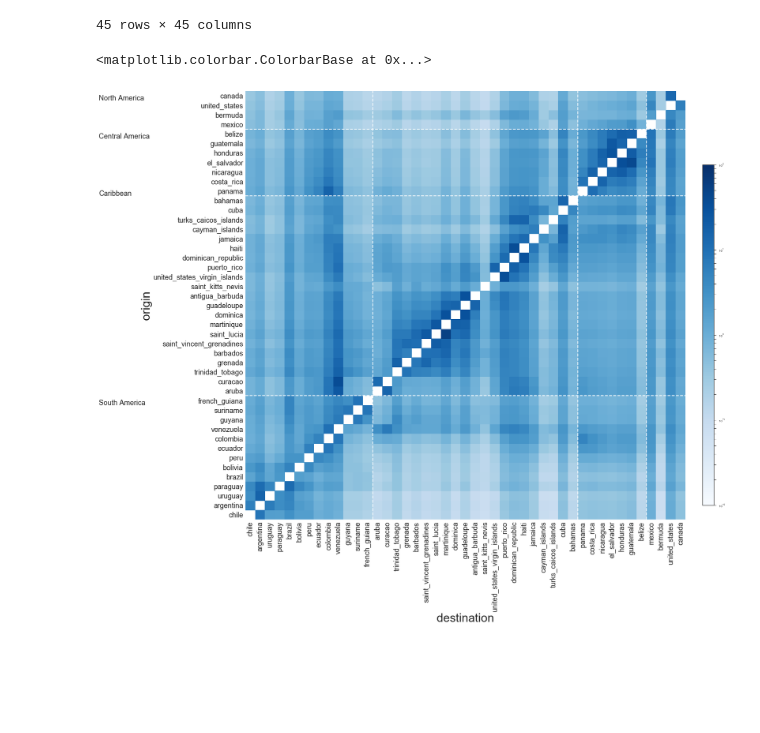
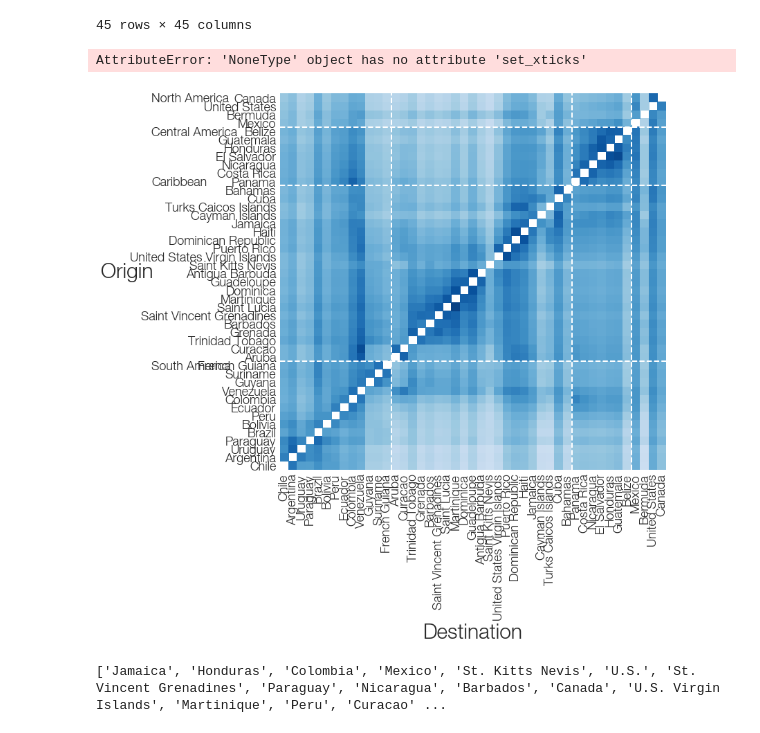
Before and after one commit to blab/zika-usvi, a Jupyter notebook: scripts/plotting-rates-and-predictors.ipynb, the cells around one changed output. Drawn from its saved outputs; the diff is of its cells as text; code cells hidden in the pictures; blank space fills up the shorter version.

Commit message:
updates to plotting scripts

```diff
--- a/scripts/plotting-rates-and-predictors.ipynb
+++ b/scripts/plotting-rates-and-predictors.ipynb
@@ -246,6 +247,12 @@ with open('/Users/alliblk/Desktop/gitrepos/zika-usvi/data/glm/indexed-countries-
 
 inversely_listed_countries = countries[::-1]
 
+proper_country_names = {}
+for country in countries:
+    proper_country_names[country] = country.replace('_',' ').title()
+
+print proper_country_names.values()
+
 empty_array=np.zeros((len(inversely_listed_countries),len(inversely_listed_countries))) ## empty matrix
 empty_array.fill(np.nan)
 
@@ -280,59 +287,78 @@ rates_df
 | canada | 0.362180 | 0.493572 | 0.197809 | 0.261590 | 0.953936 | 0.368840 | 0.635277 | 0.609511 | 1.086165 | 1.014346 | ... |
 45 rows × 45 columns
 # %%
-fig,ax = plt.subplots(figsize=(20,20),facecolor='w') ## start figure
+#set up gridded plotting space as quadrants
+#need this to allow some of the additional plot customization going on the edges to denote region
+
+fig,ax2 = plt.subplots(figsize=(10,10),facecolor='w') ## start figure
 regions = ['North America', 'Central America', 'Caribbean', 'South America']
+
+ax2.text(-15, 44, 'North America', size = 18)
+ax2.text(-15, 40, 'Central America', size = 18)
+ax2.text(-15, 34, 'Caribbean', size = 18)
+ax2.text(-15, 12, 'South America', size = 18)
 #inverse_regions = regions[::-1]
 
 masked_array = np.ma.array(np.array(rates_df),mask=np.isnan(rates_df)) # mask NaNs (no values for origin = destination)
 cmap=mpl.cm.Blues## colour map
 cmap.set_bad('grey',1.)
 
 norm=mpl.colors.LogNorm(vmin=0.01,vmax=10.0**2) ## convert to 0 1 range for coloring
-heatmap = ax.pcolor(masked_array,edgecolors='none', linewidths=0,cmap=cmap,alpha=1,norm=norm) ## heatmap
+heatmap = ax2.pcolor(masked_array,edgecolors='none', linewidths=0,cmap=cmap,alpha=1,norm=norm) ## heatmap
 
-ax.set_yticks(np.arange(0.5,len(inversely_listed_countries)+0.5))
-ax.set_yticklabels(inversely_listed_countries)
+ax2.set_yticks(np.arange(0.5,len(inversely_listed_countries)+0.5))
+ax2.set_yticklabels(proper_country_names[country] for country in inversely_listed_countries)
 
-ax.set_xticks(np.arange(0.5,len(inversely_listed_countries)+0.5))
-ax.set_xticklabels(inversely_listed_countries,rotation=90)
+ax2.set_xticks(np.arange(0.5,len(inversely_listed_countries)+0.5))
+ax2.set_xticklabels((proper_country_names[country] for country in inversely_listed_countries),rotation=90)
 
-ax.set_xlabel('destination',size=30)
-ax.set_ylabel('origin',size=30)
-ax.tick_params(size=0,labelsize=18)
-ax.spines['top'].set_visible(False)
-ax.spines['right'].set_visible(False)
-ax.spines['left'].set_visible(False)
-ax.spines['bottom'].set_visible(False)
+ax2.set_xlabel('Destination',size=30)
+ax2.set_ylabel('Origin',size=30, rotation=0)
+ax2.tick_params(size=0,labelsize=18)
+ax2.spines['top'].set_visible(False)
+ax2.spines['right'].set_visible(False)
+ax2.spines['left'].set_visible(False)
+ax2.spines['bottom'].set_visible(False)
 
 #make dashed lines to distinguish regions: north am, south am, central am, and caribbean.
 region_counter = 0
 for i in range(len(inversely_listed_countries)-1):
     country = inversely_listed_countries[i]
     next_country = inversely_listed_countries[i+1]
     if countries_to_regions[country]!=countries_to_regions[next_country]:
-        ax.axhline(i+1,ls='--',color='white', linewidth = 2) ## delimit countries on x and y axes
-        ax.axvline(i+1,ls='--',color='white', linewidth = 2)
-
-ax.text(-15, 44, 'North America', size = 18)
-ax.text(-15, 40, 'Central America', size = 18)
-ax.text(-15, 34, 'Caribbean', size = 18)
-ax.text(-15, 12, 'South America', size = 18)
+        ax2.axhline(i+1,ls='--',color='white', linewidth = 2) ## delimit countries on x and y axes
+        ax2.axvline(i+1,ls='--',color='white', linewidth = 2)
 
 #ax.plot([x,x],[k.children[0].y,k.children[1].y],lw=branchWidth,color=color,ls='-',zorder=9)
 #ax.plot([-0.5,-0.5],[41,45], linewidth = 5, color = 'grey')
 #ax.axhspan(xmin=0, xmax=5, ymin=-5, ymax=-4, facecolor='g', alpha=0.5)
 
 #ax.add_patch(plt.Rectangle((0,41), width=1, height=5, facecolor='g'))
 
 #can screen out portions of the plot with this if wanting to make certain rates more apparent
 #[ax.axvspan(x,x+1,facecolor='black', alpha=0.6) for x in range(0,45) if x < 41]
 #[ax.axhspan(x,x+1,facecolor='black', alpha=0.6) for x in range(0,45) if x <34 or x >40]
 
+#ax = plt.subplot(gs[1])
+#ax = plt.subplots(gs[1],figsize=(20,20),facecolor='w') ## start figure
+
+#ax = plt.subplot(gs[1])
+#ax2 = plt.subplot(gs[1])
+#ax3 = plt.subplot(gs[2])
+#ax4 = plt.subplot(gs[3])
+
 
 #add color bar so I know how colors map to rates.
 axcb = fig.add_axes([0.93, 0.15, 0.02, 0.6], frame_on=False) ## colour bar
 mpl.colorbar.ColorbarBase(axcb,cmap=cmap,norm=norm,orientation='vertical',alpha=1.0,drawedges=False)
 # %% [output]
-<matplotlib.colorbar.ColorbarBase at 0x...>
+AttributeError: 'NoneType' object has no attribute 'set_xticks'
-[figure, old version]
+[figure, new version]
+# %%
+proper_country_names = {}
+for country in countries:
+    proper_country_names[country] = country.replace('_',' ').title().replace('Saint', 'St.').replace('United States','U.S.')
+
+print proper_country_names.values()
+# %% [output]
+['Jamaica', 'Honduras', 'Colombia', 'Mexico', 'St. Kitts Nevis', 'U.S.', 'St. Vincent Grenadines', 'Paraguay', 'Nicaragua', 'Barbados', 'Canada', 'U.S. Virgin Islands', 'Martinique', 'Peru', 'Curacao' ...
```
Also changed, not shown: parts of 2 cells of this notebook, 1 other file.
